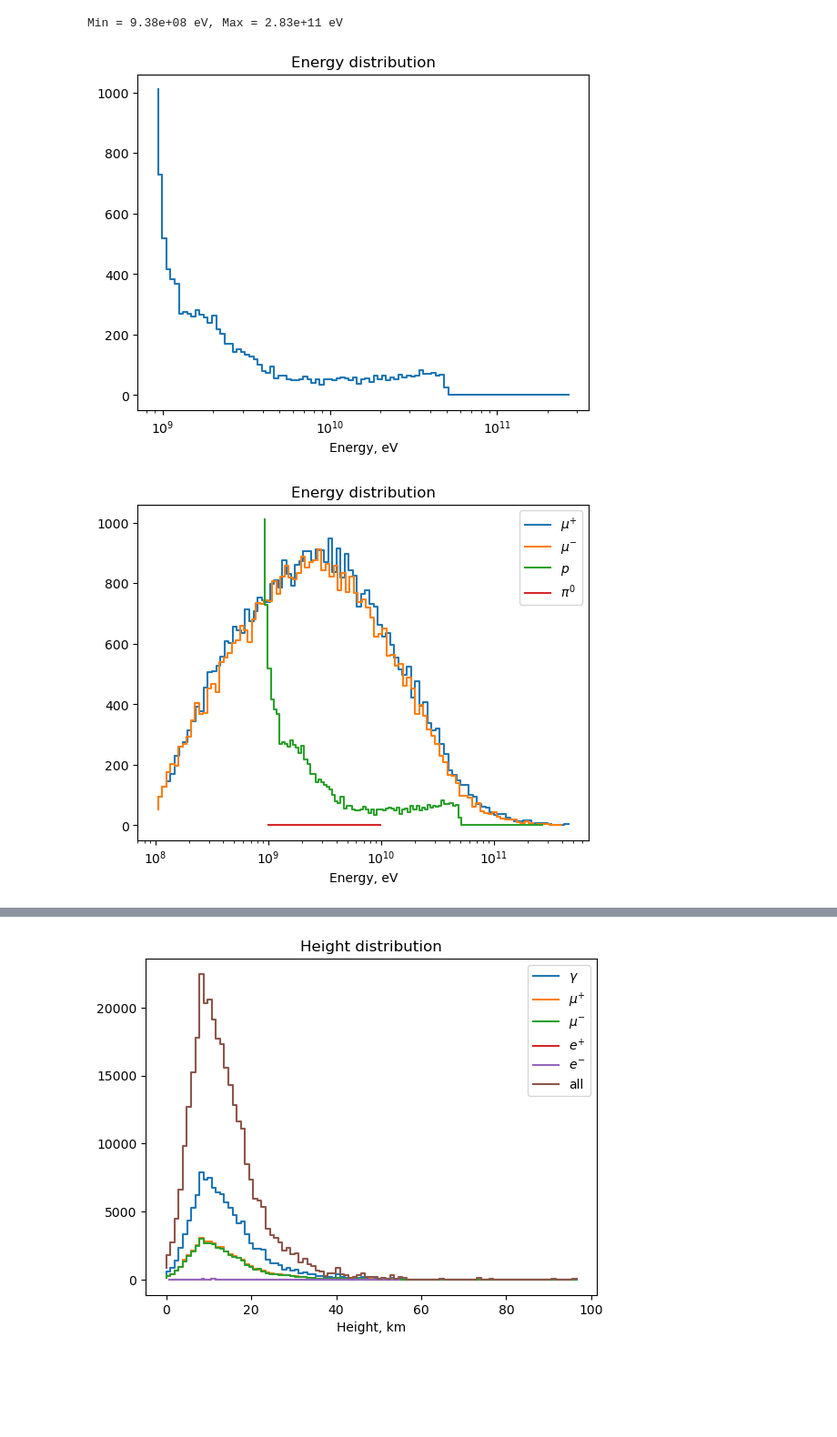
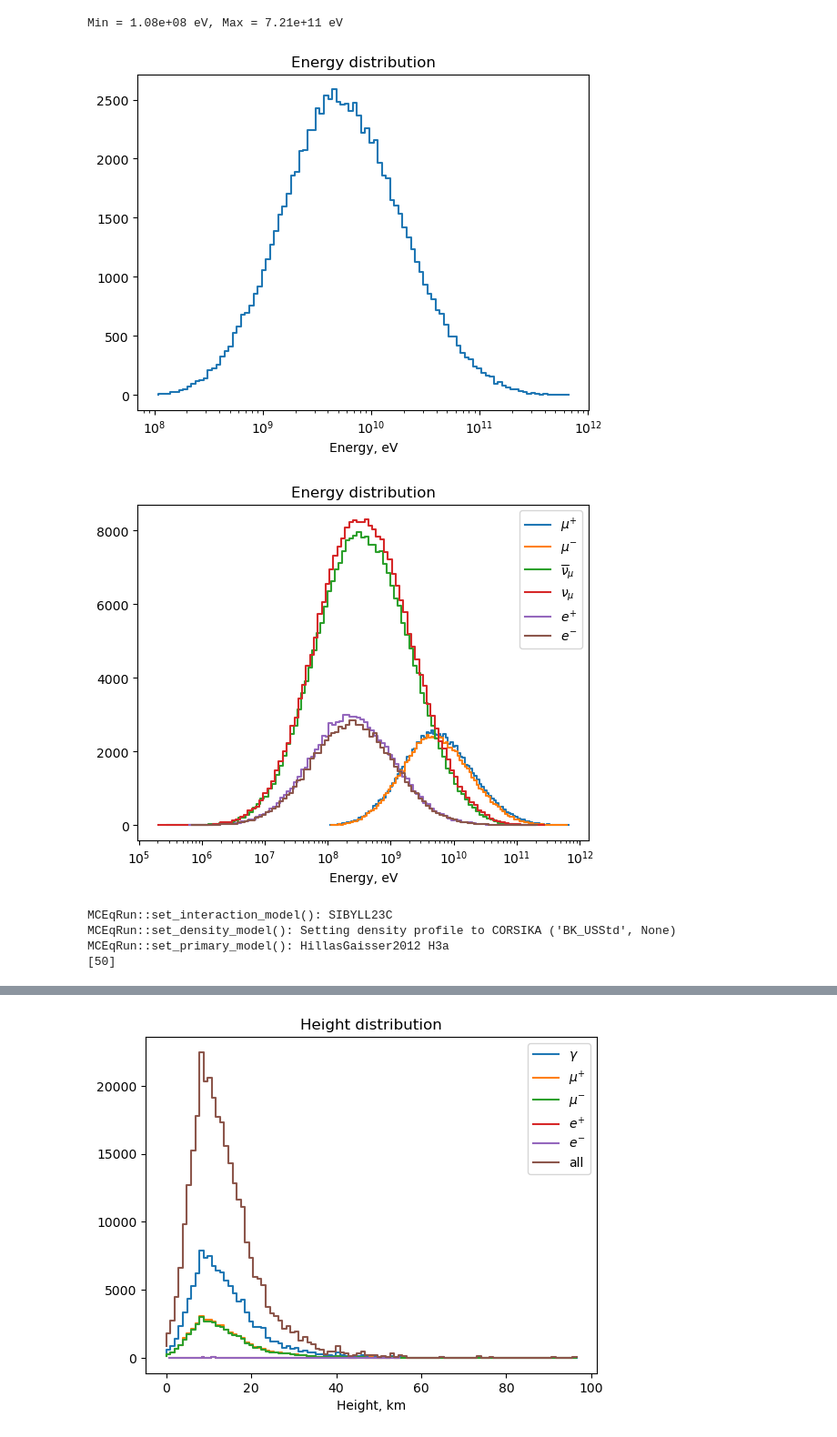
Before and after one commit to jncots/xmax_sigma, a Jupyter notebook: cascade_np/test_cas_driver.ipynb, the cells around one changed output, grey strips where cells are left out. Shown at 91% size. Cells and saved outputs as stored; diff of their text form; code cells hidden in the pictures; blank space fills up the shorter version.

```diff
--- a/cascade_np/test_cas_driver.ipynb
+++ b/cascade_np/test_cas_driver.ipynb
@@ -8,6 +1,11 @@ MCEqRun::set_primary_model(): HillasGaisser2012 H3a
 # %%
 %load_ext autoreload
 %autoreload 2
-cas_driver = CascadeDriver(threshold_energy = 1e-1,
-                           mceq_decaying_pdgs=[111])
+import numpy as np
+from particle_xdepths import DefaultXdepthGetter
+from cascade_driver import CascadeDriver
+cas_driver = CascadeDriver(xdepth_getter = DefaultXdepthGetter(30),
+                           threshold_energy = 1e-1,
+                           mceq_decaying_pdgs=[],
+                           height = 5)
 # %% [output]
@@ -31,11 +33,18 @@ cas_driver = CascadeDriver(threshold_energy = 1e-1,
 %autoreload 2
 
 cas_driver.start_accumulate()
+# cas_driver.stop_accumulate()
+cas_driver.run(pdg = 2212, energy = 1e2,
+                mceq_decaying_pdgs = [111, -211, 211, -13, 13],
+                # mceq_decaying_pdgs = [],
+                threshold_energy = 1e-3)
 
-for i in range(2000):
+for i in range(10000):
     cas_driver.run(pdg = 2212, energy = 1e3,
-                mceq_decaying_pdgs = [111, -211, 211],
-                threshold_energy = 1e-1)
+                # mceq_decaying_pdgs = [111, -211, 211, -13, 13],
+                # mceq_decaying_pdgs = [],
+                # threshold_energy = 1e-1
+                )
 
 cas_driver.stop_accumulate()
 # %% [output]
@@ -89,9 +98,19 @@ cascade_analysis.plot_pid(from_ = 0)
 # %%
-cascade_analysis.plot_energy(2212)
+cascade_analysis.plot_energy(-13)
 # %% [output]
-Min = 9.38e+08 eV, Max = 2.83e+11 eV
+Min = 1.08e+08 eV, Max = 7.21e+11 eV
-[figure, old version]
+[figure, new version]
 # %%
-cascade_analysis.plot_energy_list(pids = [-13, 13, 2212, 111])
+cascade_analysis.plot_energy_list(pids = [-13, 13, -14, 14, -11, 11])
 # %% [output]
-[figure, old version]
+[figure, new version]
+# %%
+from mceq_comparison import GetMCEQDist
+import matplotlib.pylab as plt
+
+res_mceq = GetMCEQDist()
+# %% [output]
+MCEqRun::set_interaction_model(): SIBYLL23C
+MCEqRun::set_density_model(): Setting density profile to CORSIKA ('BK_USStd', None)
+MCEqRun::set_primary_model(): HillasGaisser2012 H3a
+[50]
```
Also changed, not shown: parts of 8 cells of this notebook, 9 other files.
